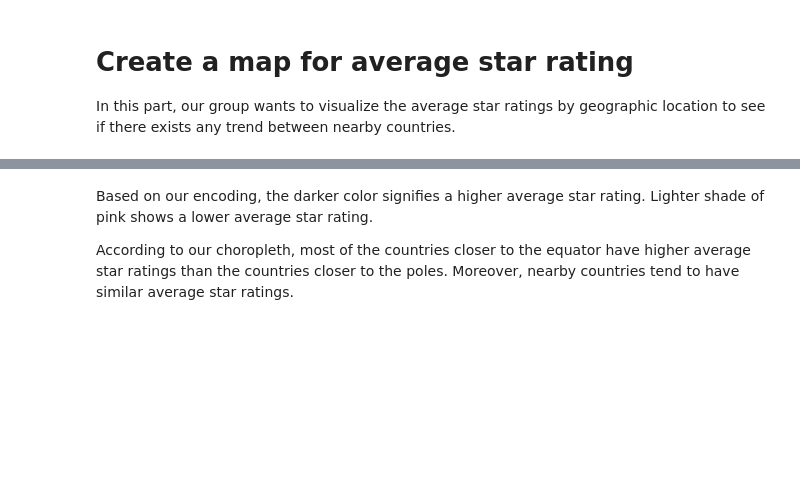
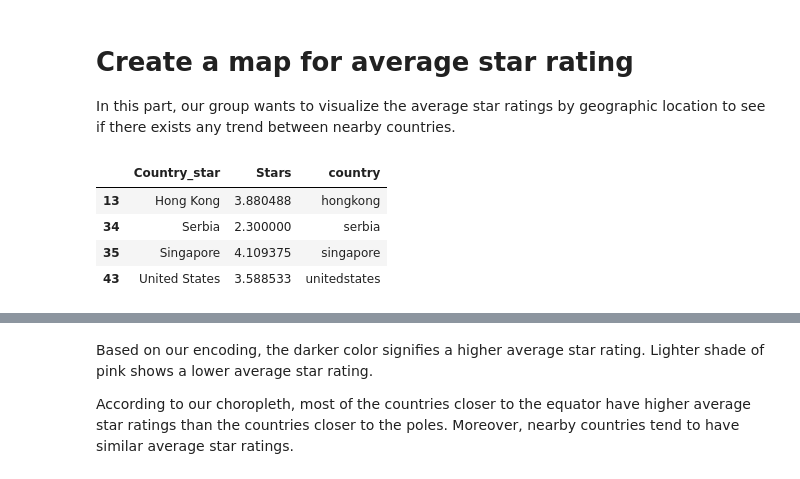
Before and after one commit to COGS108/Group_035-Fa22, a Jupyter notebook: EDACheckpointGroup_035-Fa22.ipynb, the cells around one changed output, grey strips where cells are left out. Drawn from its saved outputs; the diff is of its cells as text; code cells hidden in the pictures; blank space fills up the shorter version.

```diff
--- a/EDACheckpointGroup_035-Fa22.ipynb
+++ b/EDACheckpointGroup_035-Fa22.ipynb
@@ -467,3 +461,27 @@ def star_converted(s):
     except ValueError:
         return None
 df.Stars= df.Stars.apply(star_converted)
+# %%
+star_df = df.groupby('Country').mean().reset_index()
+url = (
+    "https://raw.githubusercontent.com/python-visualization/folium/master/examples/data"
+)
+country_shapes = f'{url}/world-countries.json'
+geoJSON_df = gpd.read_file(country_shapes)
+geoJSON_df = geoJSON_df.rename(columns = {"id":"country_code",'name':'Country'})
+
+geoJSON_df['country'] = geoJSON_df['Country'].str.lower().str.replace(' ','')
+star_df = star_df.rename(columns = {"Country":"Country_star"})
+
+star_df['country'] =  star_df['Country_star'].str.lower().str.replace(' ','')
+
+
+final_df = geoJSON_df.merge(star_df, on = "country")
+# %%
+star_df[~star_df['Country_star'].isin(final_df.Country_star.unique())]
+# %% [output]
+|  | Country_star | Stars | country |
+| 13 | Hong Kong | 3.880488 | hongkong |
+| 34 | Serbia | 2.300000 | serbia |
+| 35 | Singapore | 4.109375 | singapore |
+| 43 | United States | 3.588533 | unitedstates |
```
Also changed, not shown: parts of 10 cells of this notebook, 1 other file.
